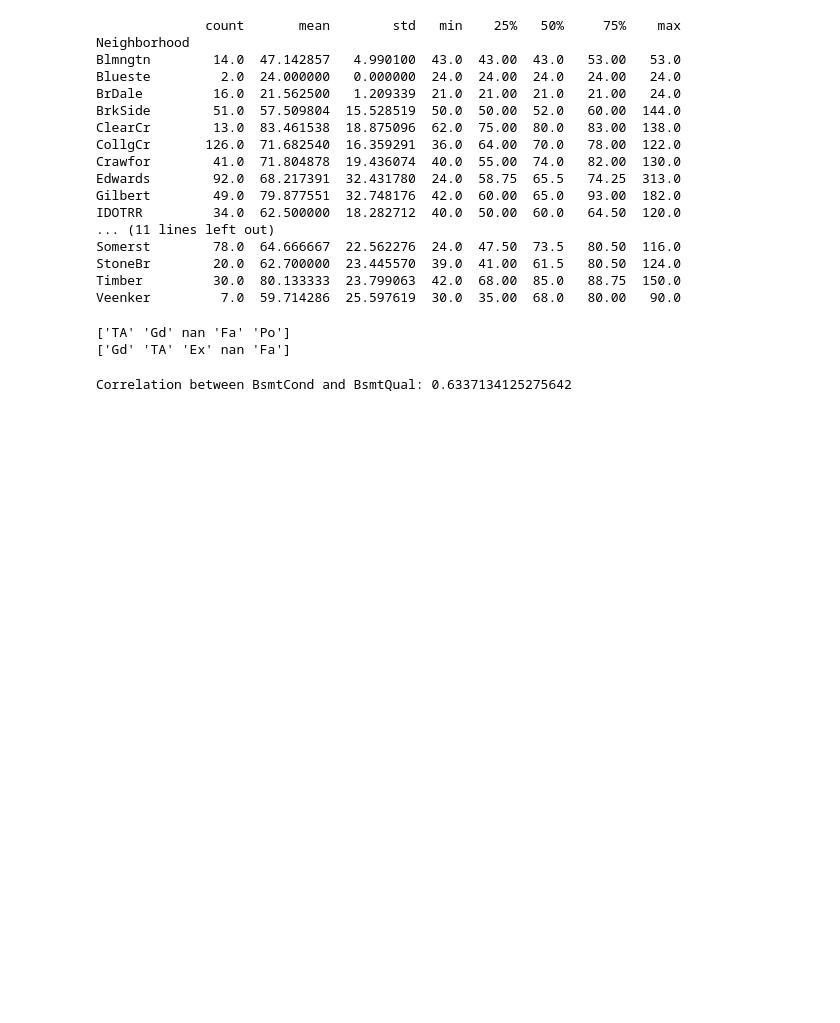
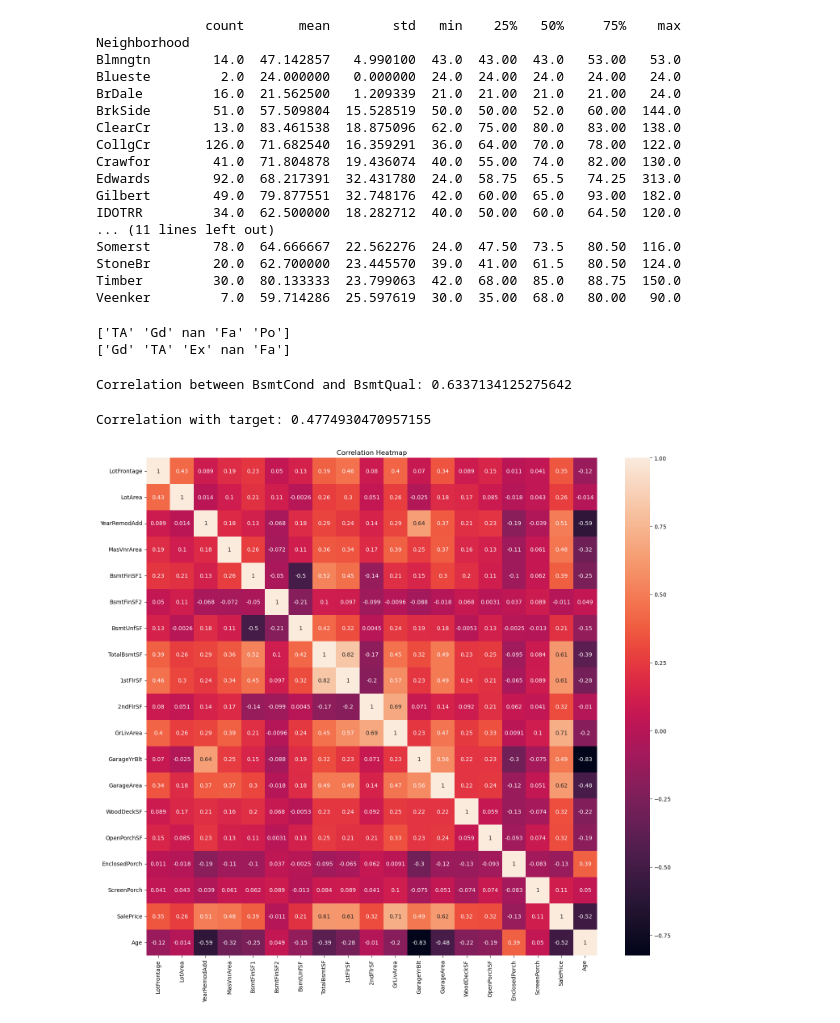
Before and after one commit to AmineMrabet12/dsp-amine-mrabet, a Jupyter notebook: notebooks/house-prices-eda.ipynb, the cells around one changed output. Cells and saved outputs as stored; diff of their text form; code cells hidden in the pictures; blank space fills up the shorter version.

```diff
--- a/notebooks/house-prices-eda.ipynb
+++ b/notebooks/house-prices-eda.ipynb
@@ -31,0 +40,12 @@ data = data.drop(columns='Id')
+# %%
+threshold = 0.5
+columns_to_drop = []
+
+for col in data.columns:
+    missing_percentage = data[col].isna().mean()  # Calculate the percentage of missing values
+    if missing_percentage >= threshold:
+        columns_to_drop.append(col)
+    # print(col, ":", f'{missing_percentage*100:.0f}%')
+
+df = data.drop(columns=columns_to_drop)
+# columns_to_drop
@@ -113,3 +154,28 @@ correlation = data['BsmtCond_encoded'].corr(data['BsmtQual_encoded'])
 print("Correlation between BsmtCond and BsmtQual:", correlation)
 # %% [output]
 Correlation between BsmtCond and BsmtQual: 0.6337134125275642
+# %%
+from datetime import datetime
+
+# Get the current year
+current_year = datetime.now().year
+
+# Calculate age of the property
+data['Age'] = current_year - data['YearBuilt']
+data = data.drop(columns=['YearBuilt'])
+# %%
+numeric_features.remove('YearBuilt')
+numeric_features.append('Age')
+# %%
+correlation_with_target = data['MasVnrArea'].corr(data['SalePrice'])
+print("Correlation with target:", correlation_with_target)
+# %% [output]
+Correlation with target: 0.4774930470957155
+# %%
+data_corr = data[numeric_features].corr()
+plt.figure(figsize=(18, 16))
+sns.heatmap(data_corr, annot=True)
+plt.title('Correlation Heatmap')
+plt.show()
+# %% [output]
+[figure, added]
```
Also changed, not shown: parts of 8 cells of this notebook, 1 other file.
